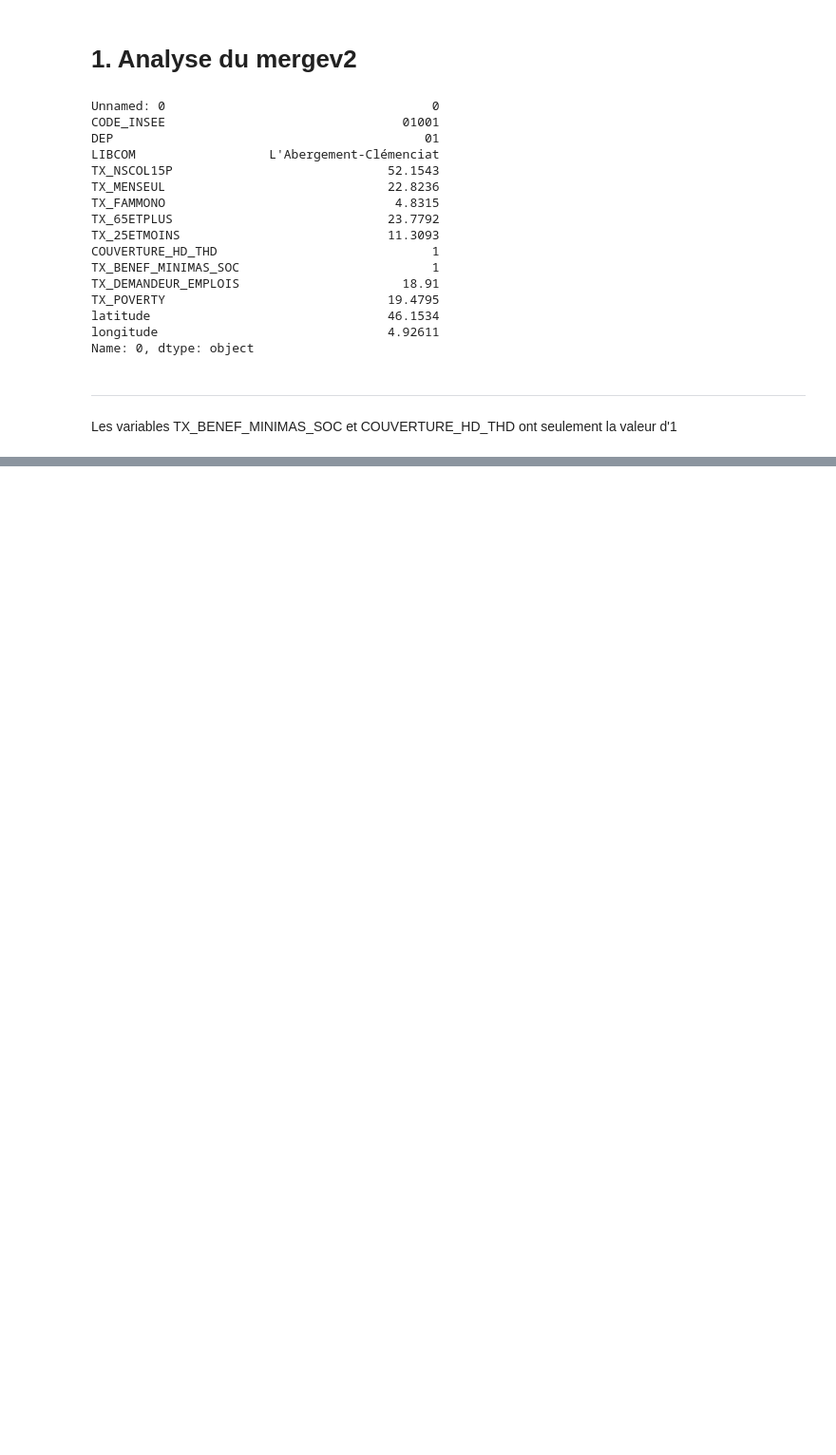
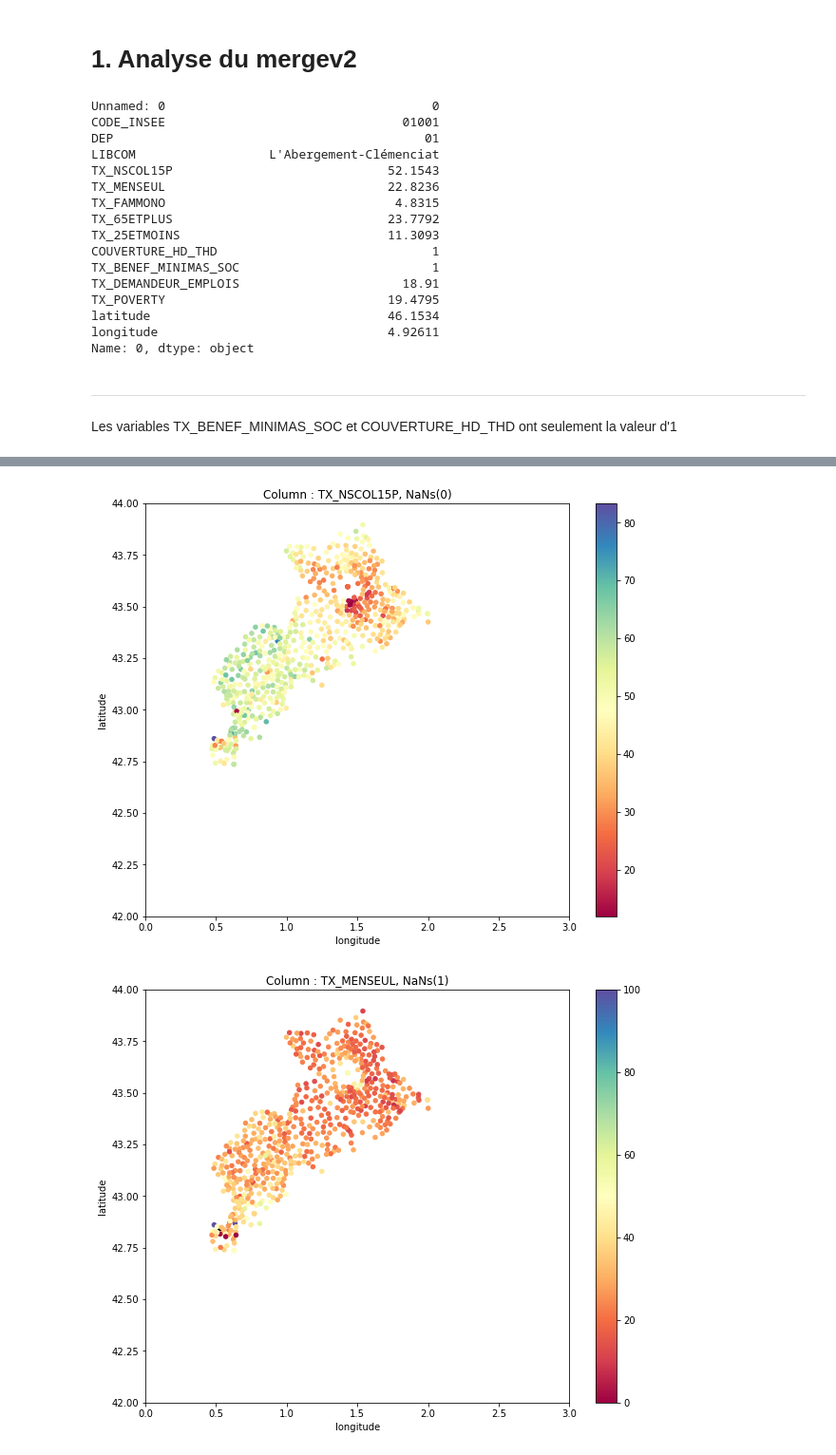
Before and after one commit to dataforgoodfr/batch8_mednum, a Jupyter notebook: notebooks/dataviz_merge.ipynb, the cells around one changed output, grey strips where cells are left out. Shown at 95% size. Drawn from its saved outputs; the diff is of its cells as text; code cells hidden in the pictures; blank space fills up the shorter version.

Commit message:
add mergev2 without nans

```diff
--- a/notebooks/dataviz_merge.ipynb
+++ b/notebooks/dataviz_merge.ipynb
@@ -96,0 +99,4 @@ for i,col in enumerate(columns):
+# %%
+BD = mergev2
+BD['DEP'] = [str(X)[:2] for X in BD['CODE_INSEE']]
+BD.head()
@@ -96,0 +126,8 @@ for i,col in enumerate(columns):
+# %%
+BD_gps = pd.merge(BD.loc[BD['DEP'] == '31',:],data_gps,on='CODE_INSEE')
+# %%
+for i in columns:
+    plot_gps_column(BD_gps,i,xlim=(0,3),ylim=(42,44))
+# %% [output]
+[figure, added]
+[figure, added]
```
Also changed, not shown: parts of 10 cells of this notebook, 4 other files.
